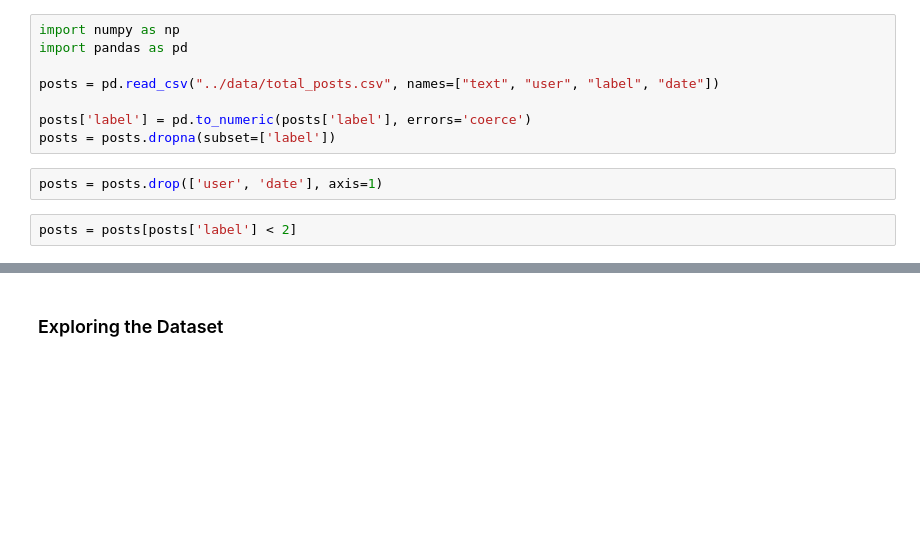
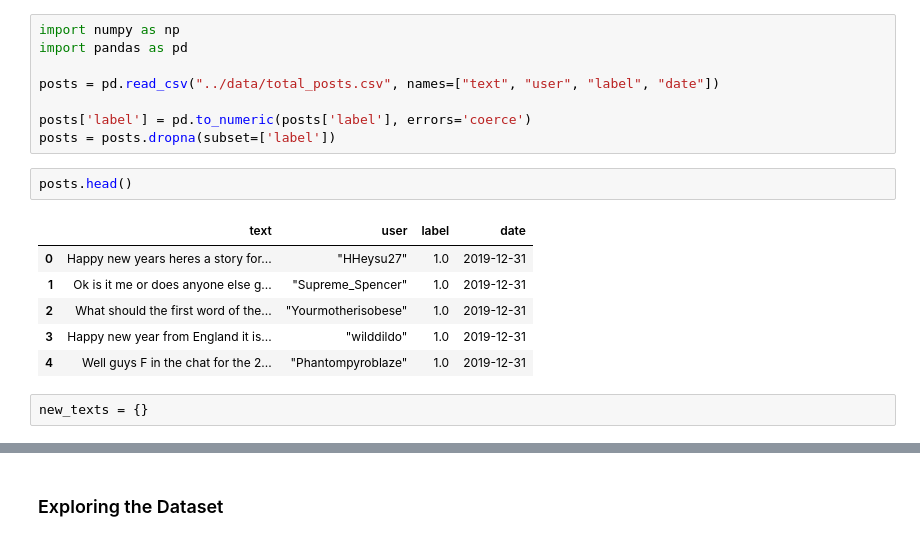
Before and after one commit to sivabalansm/reddit_depression_analysis, a Jupyter notebook: analyzer/preprocess.ipynb, the cells around one changed output, grey strips where cells are left out. Saved outputs shown, nothing was run; the diff lists cells and outputs as text; blank space fills up the shorter version.

```diff
--- a/analyzer/preprocess.ipynb
+++ b/analyzer/preprocess.ipynb
@@ -8,7 +8,14 @@ posts = pd.read_csv("../data/total_posts.csv", names=["text", "user", "label", "
 
 posts['label'] = pd.to_numeric(posts['label'], errors='coerce')
 posts = posts.dropna(subset=['label'])
-# %%
-posts = posts.drop(['user', 'date'], axis=1)
-# %%
-posts = posts[posts['label'] < 2]
+# %%
+posts.head()
+# %% [output]
+|  | text | user | label | date |
+| 0 | Happy new years heres a story for... | "HHeysu27" | 1.0 | 2019-12-31 |
+| 1 | Ok is it me or does anyone else g... | "Supreme_Spencer" | 1.0 | 2019-12-31 |
+| 2 | What should the first word of the... | "Yourmotherisobese" | 1.0 | 2019-12-31 |
+| 3 | Happy new year from England it is... | "wilddildo" | 1.0 | 2019-12-31 |
+| 4 | Well guys F in the chat for the 2... | "Phantompyroblaze" | 1.0 | 2019-12-31 |
+# %%
+new_texts = {}
```
Also changed, not shown: parts of 10 cells of this notebook, 1 other file.
